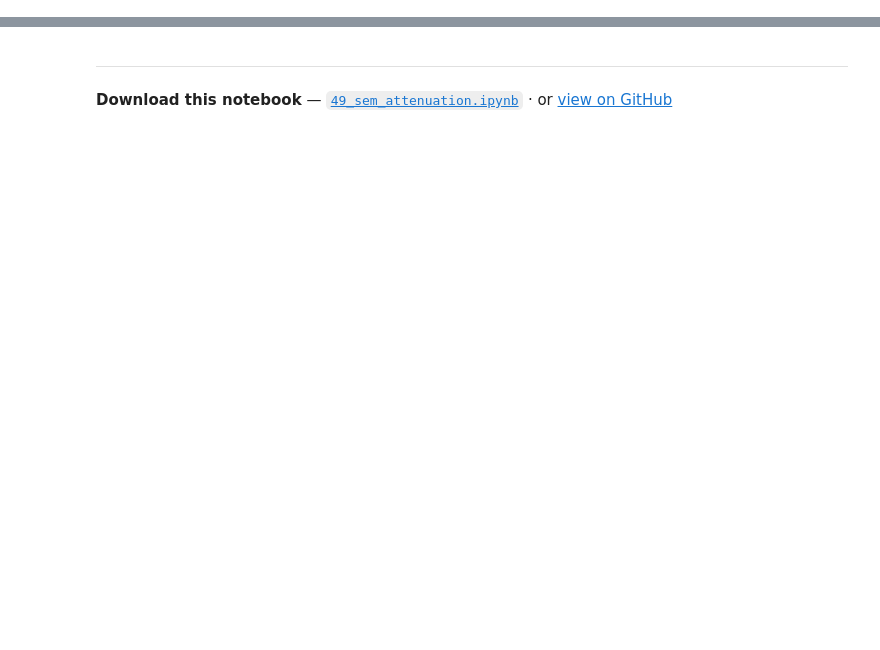
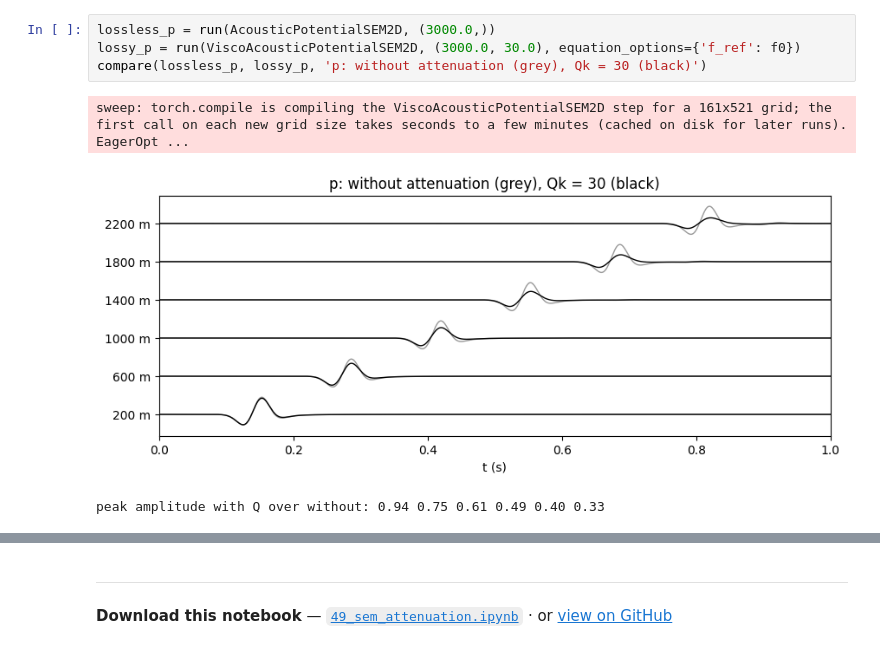
Before and after one commit to DeepWave-KAUST/sweep, a Jupyter notebook: docs/notebooks/49_sem_attenuation.ipynb, the cells around one changed output, grey strips where cells are left out. Saved outputs shown, nothing was run; the diff lists cells and outputs as text; blank space fills up the shorter version.

```diff
--- a/docs/notebooks/49_sem_attenuation.ipynb
+++ b/docs/notebooks/49_sem_attenuation.ipynb
@@ -523,0 +89,8 @@ float32, the P record agrees with the eager one in float64 to 4e-6.
+# %%
+lossless_p = run(AcousticPotentialSEM2D, (3000.0,))
+lossy_p = run(ViscoAcousticPotentialSEM2D, (3000.0, 30.0), equation_options={'f_ref': f0})
+compare(lossless_p, lossy_p, 'p: without attenuation (grey), Qk = 30 (black)')
+# %% [output]
+sweep: torch.compile is compiling the ViscoAcousticPotentialSEM2D step for a 161x521 grid; the first call on each new grid size takes seconds to a few minutes (cached on disk for later runs). EagerOpt ...
+[figure, added]
+peak amplitude with Q over without: 0.94 0.75 0.61 0.49 0.40 0.33
```
Also changed, not shown: parts of 27 cells of this notebook, 8 other files.
